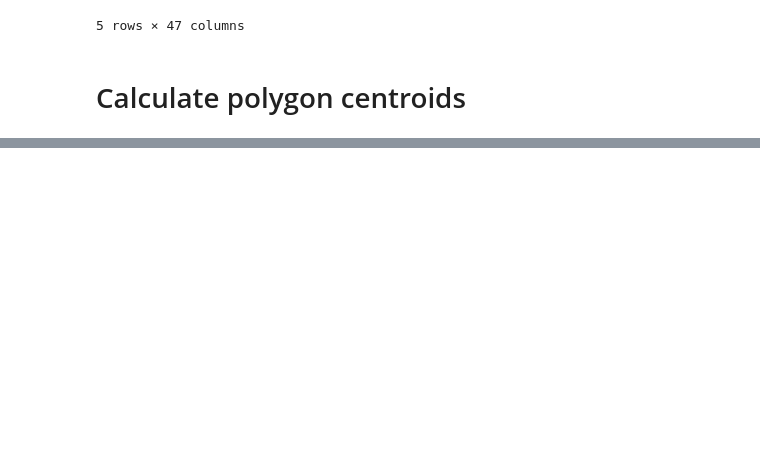
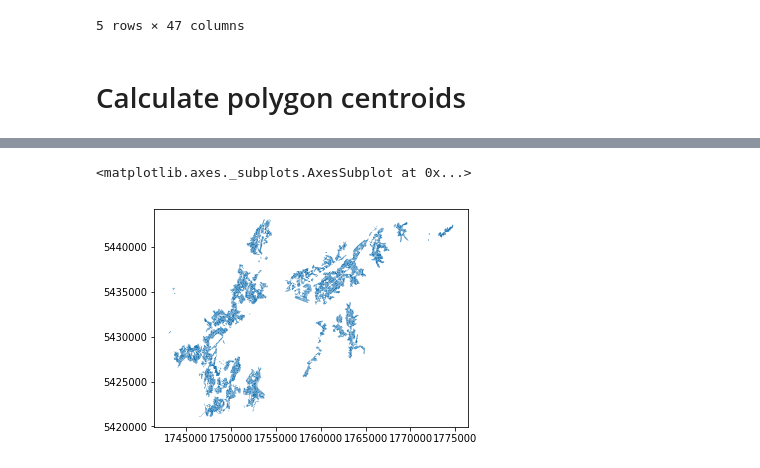
Before and after one commit to shriv/nikola-test-blog, a Jupyter notebook: posts/a-test-notebook/index.ipynb, the cells around one changed output, grey strips where cells are left out. Saved outputs shown, nothing was run; the diff lists cells and outputs as text; code cells hidden in the pictures; blank space fills up the shorter version.

```diff
--- a/posts/a-test-notebook/index.ipynb
+++ b/posts/a-test-notebook/index.ipynb
@@ -107,0 +174,25 @@ osmdf_centroids = osmdf_clean.groupby('way_id').agg({'lat': 'mean', 'lon': 'mean
+# %%
+# What types of entitities do we want to get? Currently restricted to amenities
+tags = ["residential"]
+objects = ['way'] # like way, node, relation
+entity = 'landuse'
+osm_objects = [entity] + tags + objects
+
+# Generate the query string
+compactOverpassQLstring = dp.generate_overpass_query(tags, objects, osm_bbox, entity)
+# Get Data
+osmdf = dp.get_osm_data(compactOverpassQLstring, osm_bbox, osm_objects)
+# %%
+importlib.reload(dp)
+osmdf_clean = dp.extend_ways_to_node_view(osmdf)
+points_osmdf_clean = dp.coords_df_to_geopandas_points(osmdf_clean)
+poly_osmdf_clean = dp.geopandas_points_to_poly(points_osmdf_clean)
+poly_osmdf_clean = poly_osmdf_clean.to_crs(epsg=2193)
+# %%
+residential_wgtn = geopandas.sjoin(wlg_area_units, poly_osmdf_clean, how='right', op='contains')
+residential_wgtn_proj = residential_wgtn.to_crs(epsg=2193)
+# %%
+residential_wgtn_proj.plot()
+# %% [output]
+<matplotlib.axes._subplots.AxesSubplot at 0x...>
+[figure, added]
```
Also changed, not shown: parts of 41 cells of this notebook, 4 other files.
